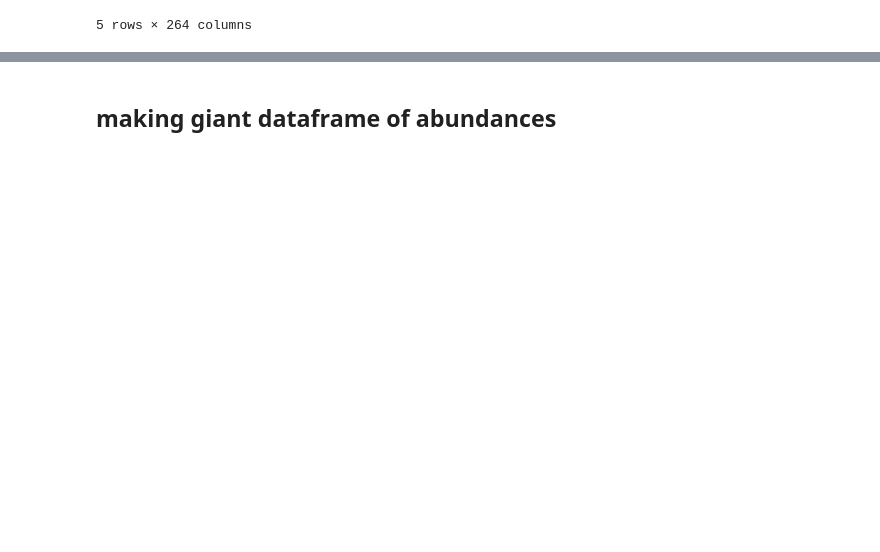
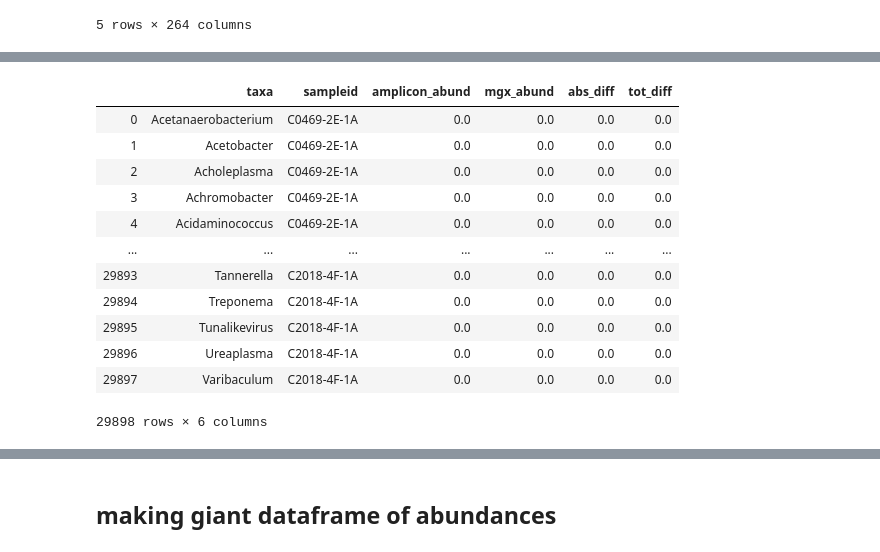
Before and after one commit to Klepac-Ceraj-Lab/thesis, a Jupyter notebook: analysis/20200119_mgx_16S_comparison.ipynb, the cells around one changed output, grey strips where cells are left out. Drawn from its saved outputs; the diff is of its cells as text; code cells hidden in the pictures; blank space fills up the shorter version.

```diff
--- a/analysis/20200119_mgx_16S_comparison.ipynb
+++ b/analysis/20200119_mgx_16S_comparison.ipynb
@@ -222,3 +214,19 @@ merged_taxa.to_csv('taxa_abundance_comparison.csv')
+# %%
+merged_taxa.fillna(0)
+# %% [output]
+|  | taxa | sampleid | amplicon_abund | mgx_abund | abs_diff | tot_diff |
+| 0 | Acetanaerobacterium | C0469-2E-1A | 0.0 | 0.0 | 0.0 | 0.0 |
+| 1 | Acetobacter | C0469-2E-1A | 0.0 | 0.0 | 0.0 | 0.0 |
+| 2 | Acholeplasma | C0469-2E-1A | 0.0 | 0.0 | 0.0 | 0.0 |
+| 3 | Achromobacter | C0469-2E-1A | 0.0 | 0.0 | 0.0 | 0.0 |
+| 4 | Acidaminococcus | C0469-2E-1A | 0.0 | 0.0 | 0.0 | 0.0 |
+| ... | ... | ... | ... | ... | ... | ... |
+| 29893 | Tannerella | C2018-4F-1A | 0.0 | 0.0 | 0.0 | 0.0 |
+| 29894 | Treponema | C2018-4F-1A | 0.0 | 0.0 | 0.0 | 0.0 |
+| 29895 | Tunalikevirus | C2018-4F-1A | 0.0 | 0.0 | 0.0 | 0.0 |
+| 29896 | Ureaplasma | C2018-4F-1A | 0.0 | 0.0 | 0.0 | 0.0 |
+| 29897 | Varibaculum | C2018-4F-1A | 0.0 | 0.0 | 0.0 | 0.0 |
+29898 rows × 6 columns
 # %%
 amplicon_avg_abund = merged_taxa.groupby("taxa")["amplicon_abund"].mean()
 mgx_avg_abund = merged_taxa.groupby("taxa")["mgx_abund"].mean()
```
Also changed, not shown: parts of 23 cells of this notebook, 3 other files.
